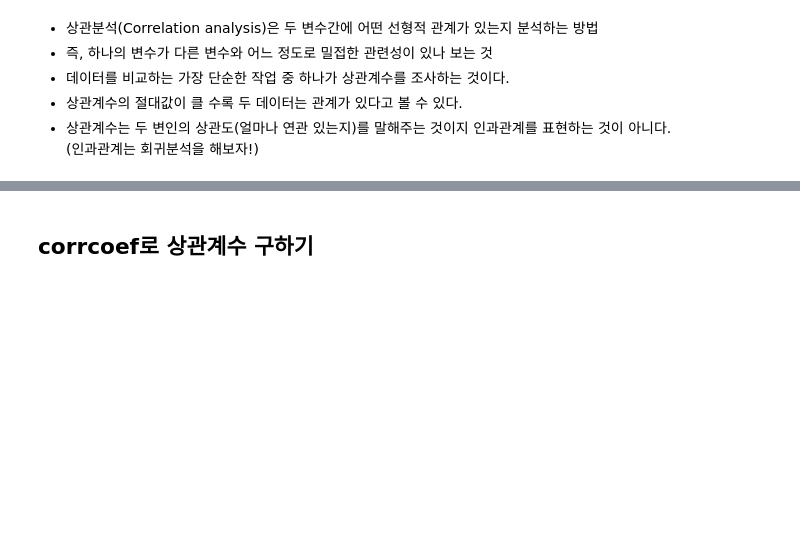
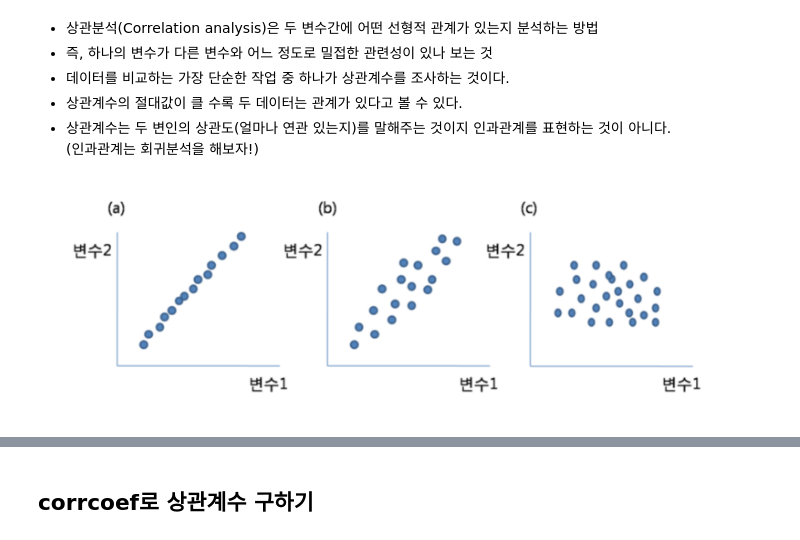
Before and after one commit to Juuhyung0421/Try_python, a Jupyter notebook: Week4_CCTV.ipynb, the cells around one changed output, grey strips where cells are left out. Saved outputs shown, nothing was run; the diff lists cells and outputs as text; code cells hidden in the pictures; blank space fills up the shorter version.

```diff
--- a/Week4_CCTV.ipynb
+++ b/Week4_CCTV.ipynb
@@ -289,0 +279,6 @@ data_total.set_index('구별', inplace = True) # 인덱스 재설정, 구별 기
+# %%
+response = requests.get("https://blogfiles.pstatic.net/MjAxOTAzMjhfMTYg/MDAxNTUzNzU2NTc0MDQw.7OTCcw5BT8hOYrh52SAxL_ycd6lPyqAGK8RYq_DzDJMg.qPcfuwF7Z8aG1rEF_JY1Py5GGKZC7xVnSKdLarQ8ogMg.PNG.dlwngud37/1.png")
+img = Image.open(BytesIO(response.content))
+img
+# %% [output]
+[figure, added]
```
Also changed, not shown: parts of 9 cells of this notebook, 1 other file.
